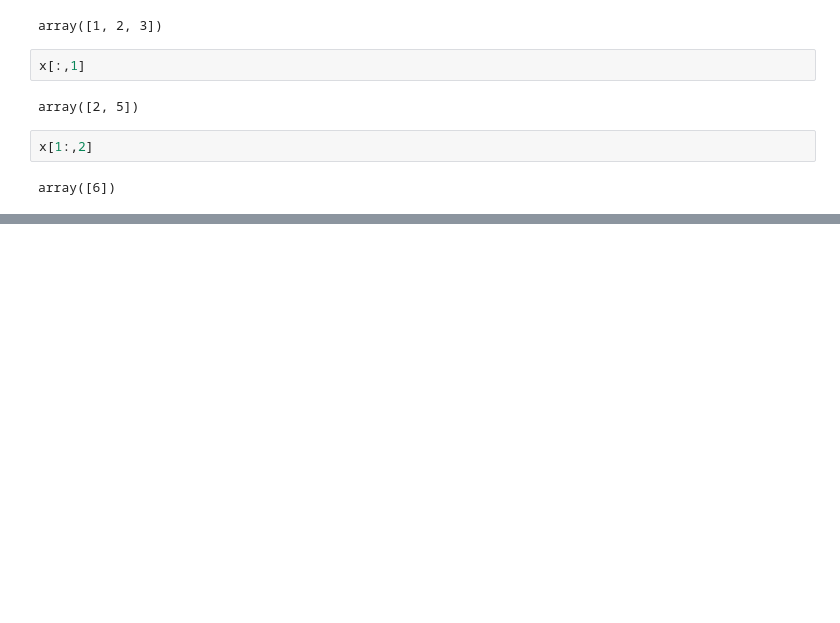
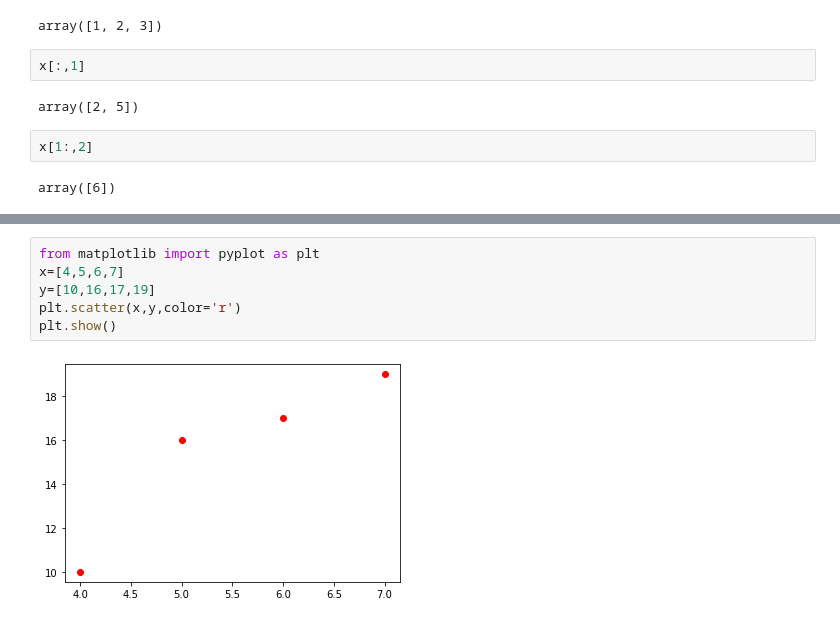
Before and after one commit to rayanamounikarani/rayanamounikarani, a Jupyter notebook: 20-apr-2021.ipynb, the cells around one changed output, grey strips where cells are left out. Drawn from its saved outputs; the diff is of its cells as text; blank space fills up the shorter version.

```diff
--- a/20-apr-2021.ipynb
+++ b/20-apr-2021.ipynb
@@ -302,0 +629,8 @@ array([6])
+# %%
+from matplotlib import pyplot as plt
+x=[4,5,6,7]
+y=[10,16,17,19]
+plt.scatter(x,y,color='r')
+plt.show()
+# %% [output]
+[figure, added]
```
Also changed, not shown: parts of 45 cells of this notebook, 1 other file.
